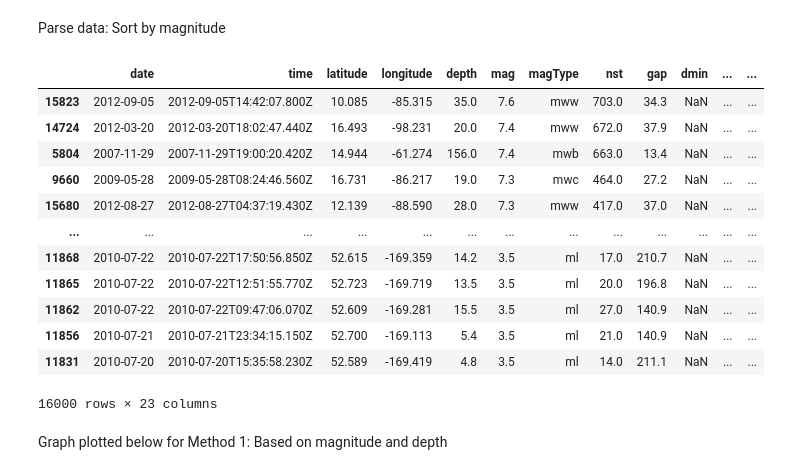
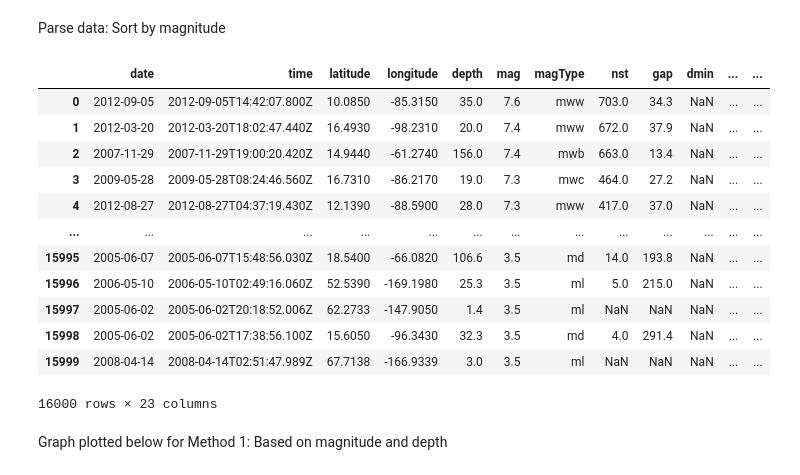
Before and after one commit to NatalieFig/cmsc320finalproj, a Jupyter notebook: CMSC320_Final_Project.ipynb, the cells around one changed output. Saved outputs shown, nothing was run; the diff lists cells and outputs as text; code cells hidden in the pictures.

```diff
--- a/CMSC320_Final_Project.ipynb
+++ b/CMSC320_Final_Project.ipynb
@@ -69,28 +69,28 @@ memory usage: 2.7+ MB
 Parse data: Sort by magnitude
 # %%
 #sort by mag highest to smallest
-earthquakes_df = earthquakes_df.sort_values(by=['mag'], ascending=False)
+earthquakes_df = earthquakes_df.sort_values(by=['mag'], ascending=False).reset_index(drop='True')
 
 #this line below is to check if there was mag error, there is, maybe we could use it
 #earthquakes_df = earthquakes_df.dropna(subset=['magError'])
 
 #date only column, in datetime (remove .dt.date to get full date and time in datetime format)
 date = pd.to_datetime(earthquakes_df['time']).dt.date
 earthquakes_df.insert(0, 'date', date)
 display(earthquakes_df)
 # %% [output]
 |  | date | time | latitude | longitude | depth | mag | magType | nst | gap | dmin | ... | ... |
-| 15823 | 2012-09-05 | 2012-09-05T14:42:07.800Z | 10.085 | -85.315 | 35.0 | 7.6 | mww | 703.0 | 34.3 | NaN | ... | ... |
-| 14724 | 2012-03-20 | 2012-03-20T18:02:47.440Z | 16.493 | -98.231 | 20.0 | 7.4 | mww | 672.0 | 37.9 | NaN | ... | ... |
-| 5804 | 2007-11-29 | 2007-11-29T19:00:20.420Z | 14.944 | -61.274 | 156.0 | 7.4 | mwb | 663.0 | 13.4 | NaN | ... | ... |
-| 9660 | 2009-05-28 | 2009-05-28T08:24:46.560Z | 16.731 | -86.217 | 19.0 | 7.3 | mwc | 464.0 | 27.2 | NaN | ... | ... |
-| 15680 | 2012-08-27 | 2012-08-27T04:37:19.430Z | 12.139 | -88.590 | 28.0 | 7.3 | mww | 417.0 | 37.0 | NaN | ... | ... |
+| 0 | 2012-09-05 | 2012-09-05T14:42:07.800Z | 10.0850 | -85.3150 | 35.0 | 7.6 | mww | 703.0 | 34.3 | NaN | ... | ... |
+| 1 | 2012-03-20 | 2012-03-20T18:02:47.440Z | 16.4930 | -98.2310 | 20.0 | 7.4 | mww | 672.0 | 37.9 | NaN | ... | ... |
+| 2 | 2007-11-29 | 2007-11-29T19:00:20.420Z | 14.9440 | -61.2740 | 156.0 | 7.4 | mwb | 663.0 | 13.4 | NaN | ... | ... |
+| 3 | 2009-05-28 | 2009-05-28T08:24:46.560Z | 16.7310 | -86.2170 | 19.0 | 7.3 | mwc | 464.0 | 27.2 | NaN | ... | ... |
+| 4 | 2012-08-27 | 2012-08-27T04:37:19.430Z | 12.1390 | -88.5900 | 28.0 | 7.3 | mww | 417.0 | 37.0 | NaN | ... | ... |
 | ... | ... | ... | ... | ... | ... | ... | ... | ... | ... | ... | ... | ... |
-| 11868 | 2010-07-22 | 2010-07-22T17:50:56.850Z | 52.615 | -169.359 | 14.2 | 3.5 | ml | 17.0 | 210.7 | NaN | ... | ... |
-| 11865 | 2010-07-22 | 2010-07-22T12:51:55.770Z | 52.723 | -169.719 | 13.5 | 3.5 | ml | 20.0 | 196.8 | NaN | ... | ... |
-| 11862 | 2010-07-22 | 2010-07-22T09:47:06.070Z | 52.609 | -169.281 | 15.5 | 3.5 | ml | 27.0 | 140.9 | NaN | ... | ... |
-| 11856 | 2010-07-21 | 2010-07-21T23:34:15.150Z | 52.700 | -169.113 | 5.4 | 3.5 | ml | 21.0 | 140.9 | NaN | ... | ... |
-| 11831 | 2010-07-20 | 2010-07-20T15:35:58.230Z | 52.589 | -169.419 | 4.8 | 3.5 | ml | 14.0 | 211.1 | NaN | ... | ... |
+| 15995 | 2005-06-07 | 2005-06-07T15:48:56.030Z | 18.5400 | -66.0820 | 106.6 | 3.5 | md | 14.0 | 193.8 | NaN | ... | ... |
+| 15996 | 2006-05-10 | 2006-05-10T02:49:16.060Z | 52.5390 | -169.1980 | 25.3 | 3.5 | ml | 5.0 | 215.0 | NaN | ... | ... |
+| 15997 | 2005-06-02 | 2005-06-02T20:18:52.006Z | 62.2733 | -147.9050 | 1.4 | 3.5 | ml | NaN | NaN | NaN | ... | ... |
+| 15998 | 2005-06-02 | 2005-06-02T17:38:56.100Z | 15.6050 | -96.3430 | 32.3 | 3.5 | md | 4.0 | 291.4 | NaN | ... | ... |
+| 15999 | 2008-04-14 | 2008-04-14T02:51:47.989Z | 67.7138 | -166.9339 | 3.0 | 3.5 | ml | NaN | NaN | NaN | ... | ... |
 16000 rows × 23 columns
 # %% [markdown]
 Graph plotted below for Method 1: Based on magnitude and depth
```
Also changed, not shown: parts of 4 cells of this notebook.
